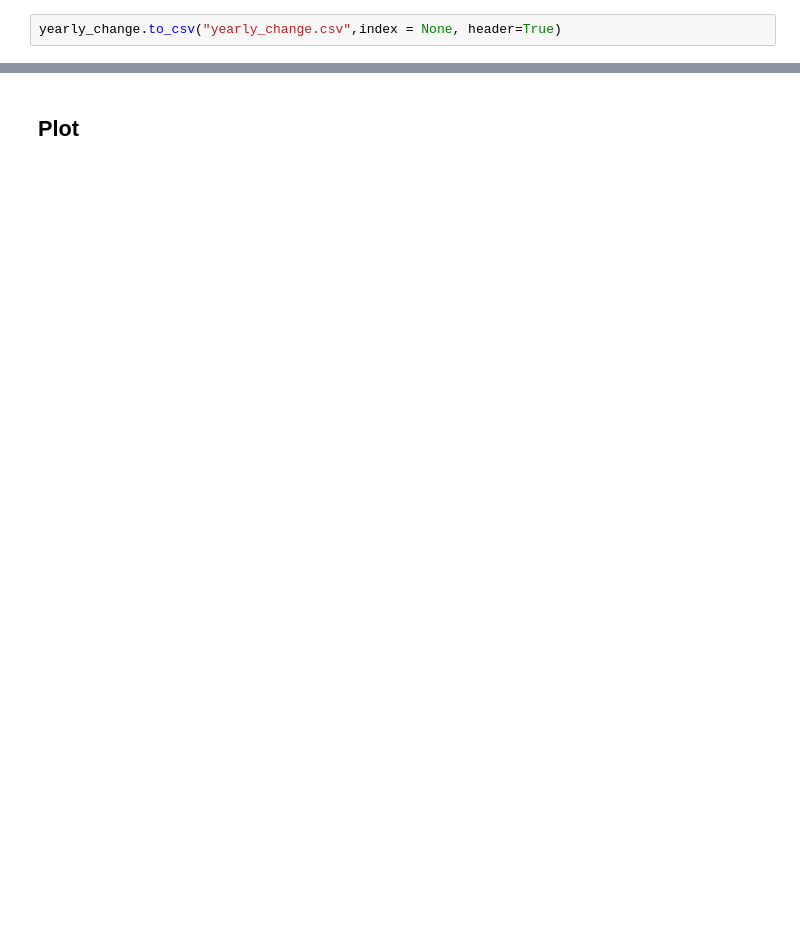
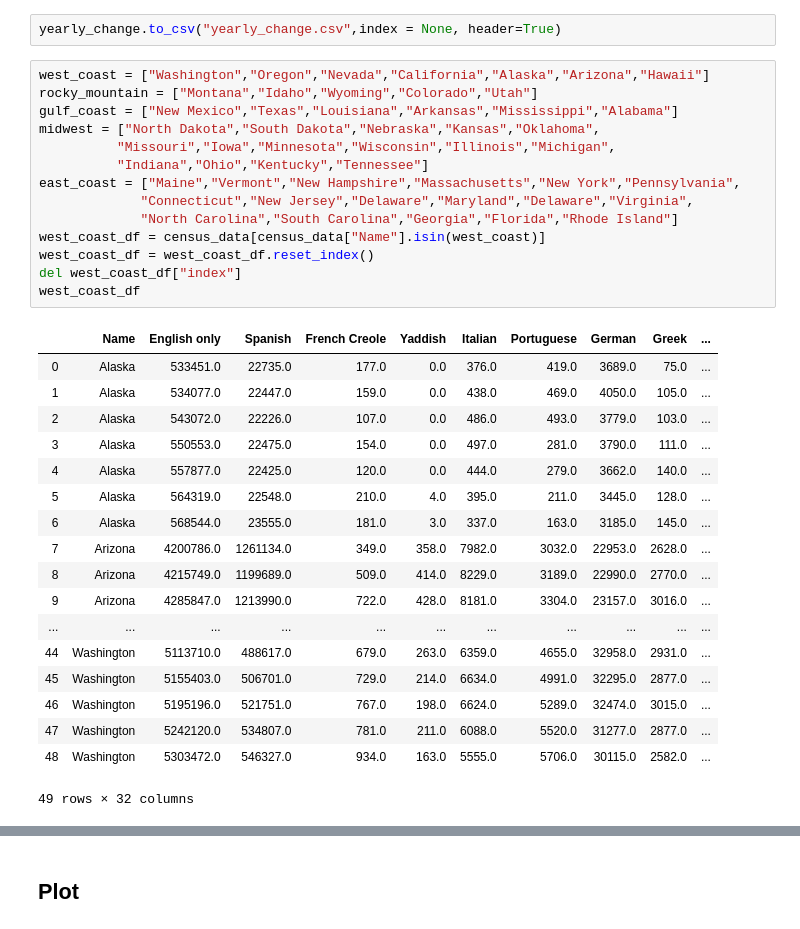
Before and after one commit to tomrecht/Project-1, a Jupyter notebook: Analysis_data.ipynb, the cells around one changed output, grey strips where cells are left out. Saved outputs shown, nothing was run; the diff lists cells and outputs as text; blank space fills up the shorter version.

```diff
--- a/Analysis_data.ipynb
+++ b/Analysis_data.ipynb
@@ -94,2 +87,35 @@ yearly_change
 # %%
 yearly_change.to_csv("yearly_change.csv",index = None, header=True)
+# %%
+west_coast = ["Washington","Oregon","Nevada","California","Alaska","Arizona","Hawaii"]
+rocky_mountain = ["Montana","Idaho","Wyoming","Colorado","Utah"]
+gulf_coast = ["New Mexico","Texas","Louisiana","Arkansas","Mississippi","Alabama"]
+midwest = ["North Dakota","South Dakota","Nebraska","Kansas","Oklahoma",
+          "Missouri","Iowa","Minnesota","Wisconsin","Illinois","Michigan",
+          "Indiana","Ohio","Kentucky","Tennessee"]
+east_coast = ["Maine","Vermont","New Hampshire","Massachusetts","New York","Pennsylvania",
+             "Connecticut","New Jersey","Delaware","Maryland","Delaware","Virginia",
+             "North Carolina","South Carolina","Georgia","Florida","Rhode Island"]
+west_coast_df = census_data[census_data["Name"].isin(west_coast)]
+west_coast_df = west_coast_df.reset_index()
+del west_coast_df["index"]
+west_coast_df
+# %% [output]
+|  | Name | English only | Spanish | French Creole | Yaddish | Italian | Portuguese | German | Greek | ... |
+| 0 | Alaska | 533451.0 | 22735.0 | 177.0 | 0.0 | 376.0 | 419.0 | 3689.0 | 75.0 | ... |
+| 1 | Alaska | 534077.0 | 22447.0 | 159.0 | 0.0 | 438.0 | 469.0 | 4050.0 | 105.0 | ... |
+| 2 | Alaska | 543072.0 | 22226.0 | 107.0 | 0.0 | 486.0 | 493.0 | 3779.0 | 103.0 | ... |
+| 3 | Alaska | 550553.0 | 22475.0 | 154.0 | 0.0 | 497.0 | 281.0 | 3790.0 | 111.0 | ... |
+| 4 | Alaska | 557877.0 | 22425.0 | 120.0 | 0.0 | 444.0 | 279.0 | 3662.0 | 140.0 | ... |
+| 5 | Alaska | 564319.0 | 22548.0 | 210.0 | 4.0 | 395.0 | 211.0 | 3445.0 | 128.0 | ... |
+| 6 | Alaska | 568544.0 | 23555.0 | 181.0 | 3.0 | 337.0 | 163.0 | 3185.0 | 145.0 | ... |
+| 7 | Arizona | 4200786.0 | 1261134.0 | 349.0 | 358.0 | 7982.0 | 3032.0 | 22953.0 | 2628.0 | ... |
+| 8 | Arizona | 4215749.0 | 1199689.0 | 509.0 | 414.0 | 8229.0 | 3189.0 | 22990.0 | 2770.0 | ... |
+| 9 | Arizona | 4285847.0 | 1213990.0 | 722.0 | 428.0 | 8181.0 | 3304.0 | 23157.0 | 3016.0 | ... |
+| ... | ... | ... | ... | ... | ... | ... | ... | ... | ... | ... |
+| 44 | Washington | 5113710.0 | 488617.0 | 679.0 | 263.0 | 6359.0 | 4655.0 | 32958.0 | 2931.0 | ... |
+| 45 | Washington | 5155403.0 | 506701.0 | 729.0 | 214.0 | 6634.0 | 4991.0 | 32295.0 | 2877.0 | ... |
+| 46 | Washington | 5195196.0 | 521751.0 | 767.0 | 198.0 | 6624.0 | 5289.0 | 32474.0 | 3015.0 | ... |
+| 47 | Washington | 5242120.0 | 534807.0 | 781.0 | 211.0 | 6088.0 | 5520.0 | 31277.0 | 2877.0 | ... |
+| 48 | Washington | 5303472.0 | 546327.0 | 934.0 | 163.0 | 5555.0 | 5706.0 | 30115.0 | 2582.0 | ... |
+49 rows × 32 columns
```
Also changed, not shown: parts of 8 cells of this notebook, 8 other files.
